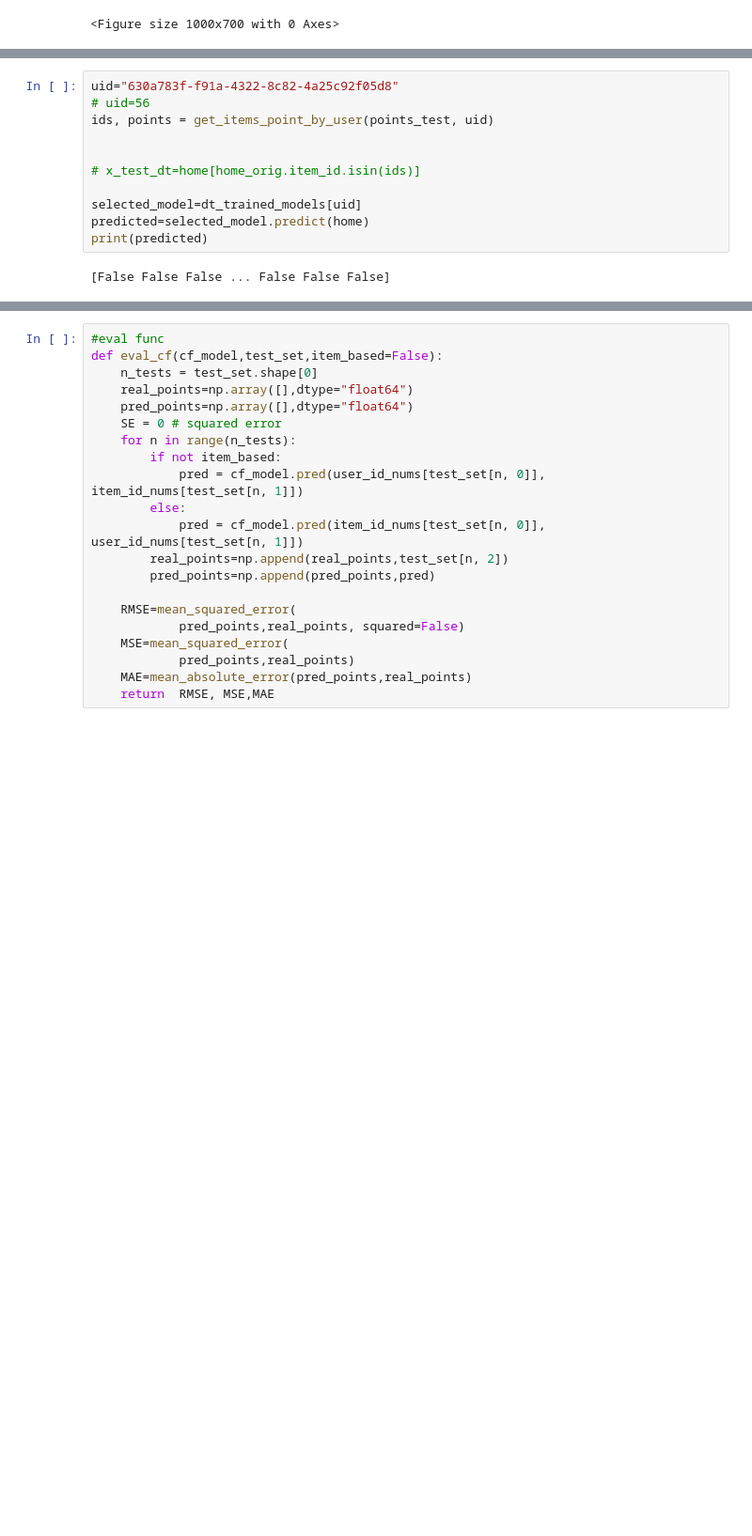
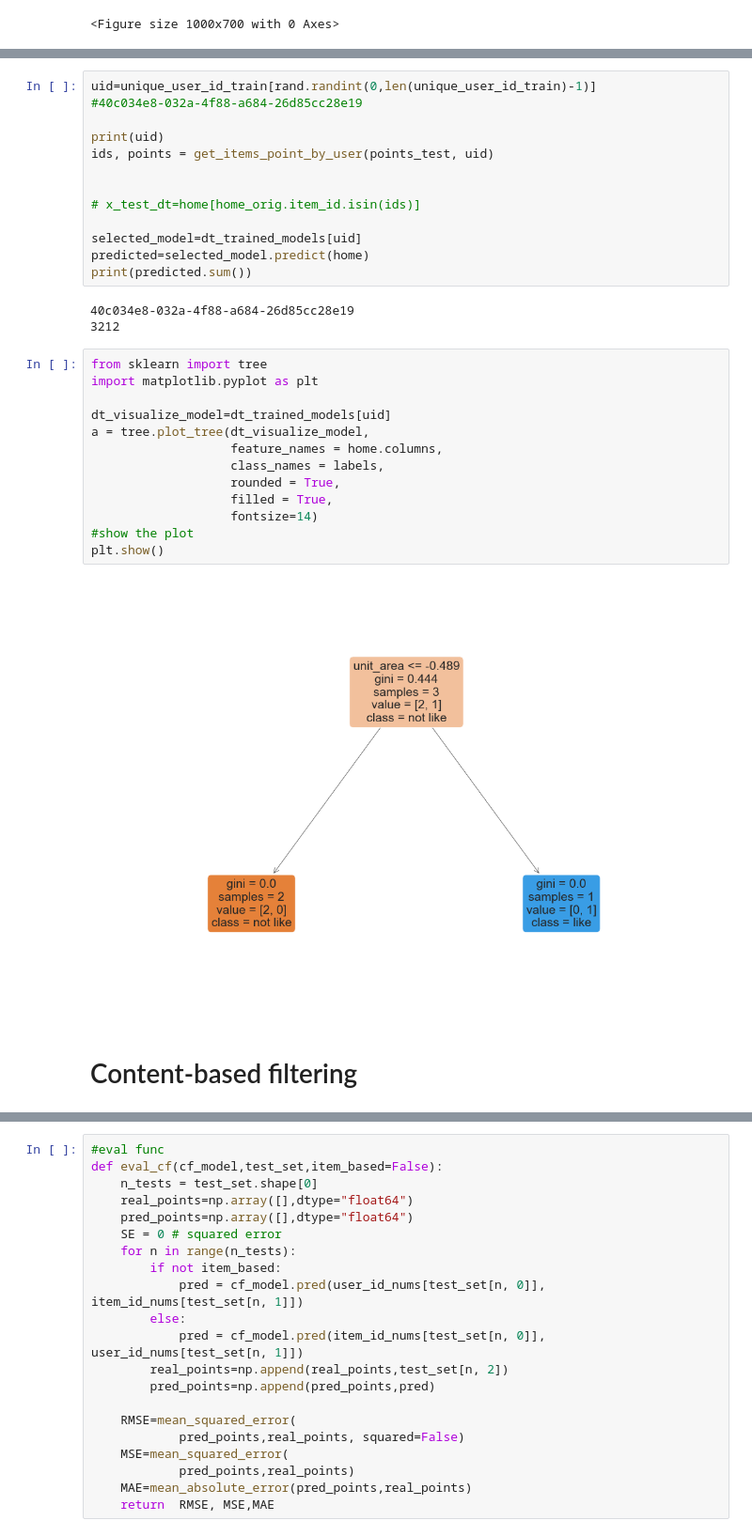
Before and after one commit to hunghuy201280/real-estate-recommendation, a Jupyter notebook: models/code.ipynb, the cells around one changed output, grey strips where cells are left out. Shown at 94% size. Cells and saved outputs as stored; diff of their text form; blank space fills up the shorter version.

```diff
--- a/models/code.ipynb
+++ b/models/code.ipynb
@@ -508,6 +534,8 @@ weighted avg       0.42      0.04      0.00     17759
 # %%
-uid="630a783f-f91a-4322-8c82-4a25c92f05d8"
-# uid=56
+uid=unique_user_id_train[rand.randint(0,len(unique_user_id_train)-1)]
+#40c034e8-032a-4f88-a684-26d85cc28e19
+
+print(uid)
 ids, points = get_items_point_by_user(points_test, uid)
 
 
@@ -515,9 +543,27 @@ ids, points = get_items_point_by_user(points_test, uid)
 
 selected_model=dt_trained_models[uid]
 predicted=selected_model.predict(home)
-print(predicted)
+print(predicted.sum())
 # %% [output]
-[False False False ... False False False]
+40c034e8-032a-4f88-a684-26d85cc28e19
+3212
+# %%
+from sklearn import tree
+import matplotlib.pyplot as plt
+
+dt_visualize_model=dt_trained_models[uid]
+a = tree.plot_tree(dt_visualize_model,
+                   feature_names = home.columns,
+                   class_names = labels,
+                   rounded = True,
+                   filled = True,
+                   fontsize=14)
+#show the plot
+plt.show()
+# %% [output]
+[figure, added]
+# %% [markdown]
+# Content-based filtering
 # %%
 """train ridge model"""
 from sklearn.linear_model import Ridge
```
Also changed, not shown: parts of 38 cells of this notebook.
